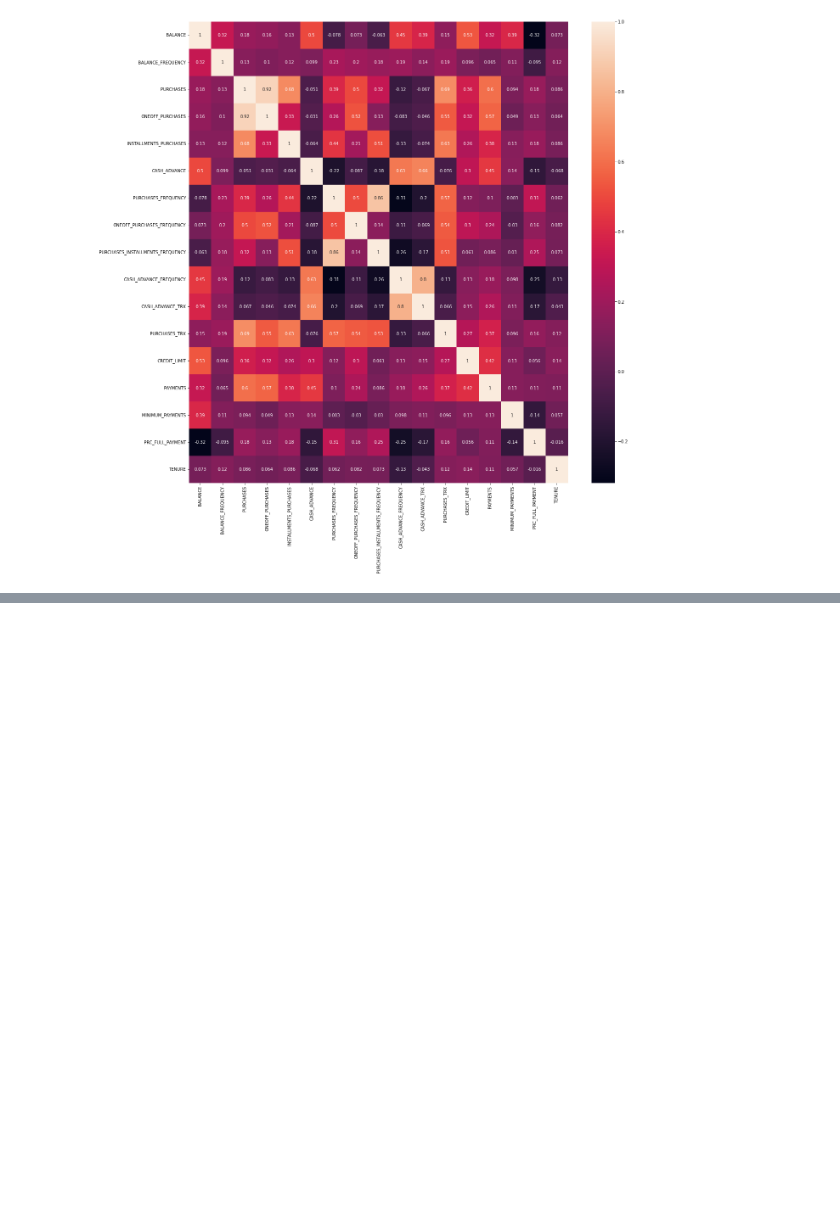
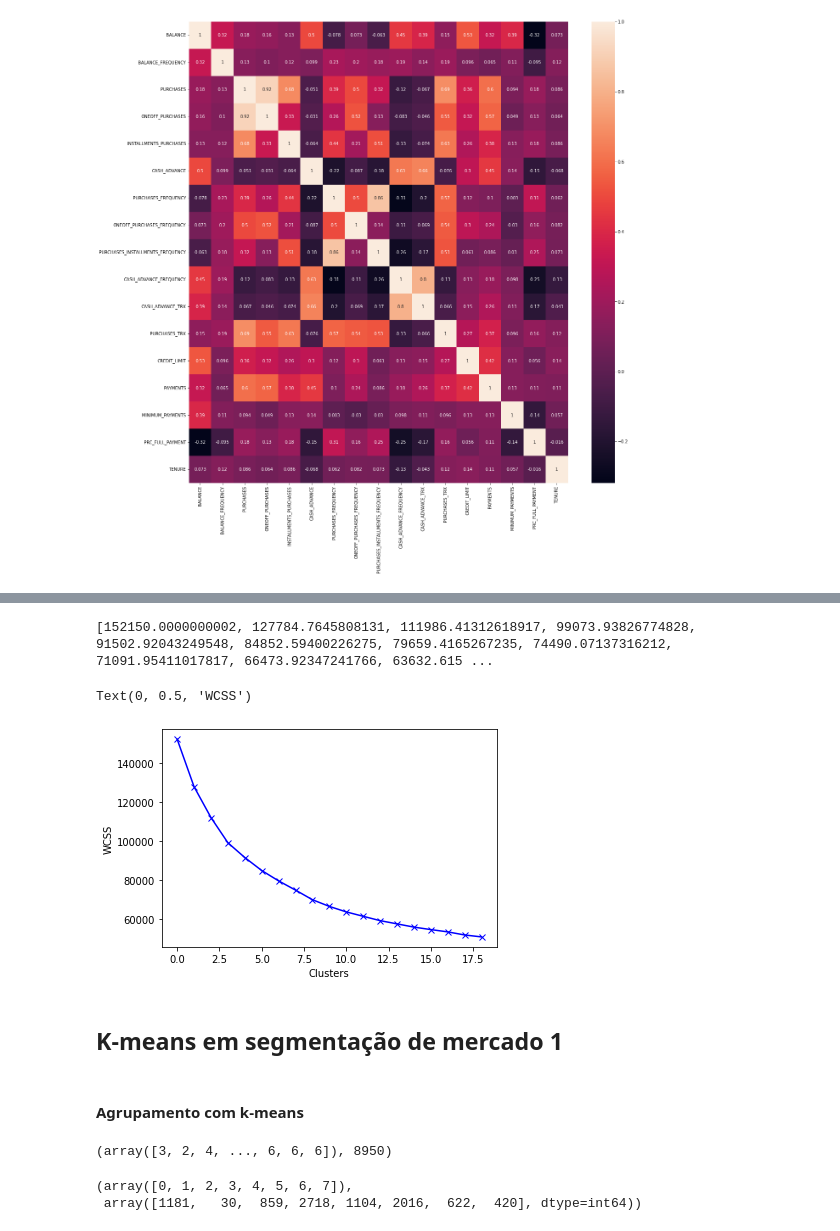
Before and after one commit to Danielnetsp/Dpt_Mkt_Kmeans, a Jupyter notebook: Projeto_Departamento_de_Marketing.ipynb, the cells around one changed output, grey strips where cells are left out. Drawn from its saved outputs; the diff is of its cells as text; code cells hidden in the pictures; blank space fills up the shorter version.

```diff
--- a/Projeto_Departamento_de_Marketing.ipynb
+++ b/Projeto_Departamento_de_Marketing.ipynb
@@ -225,0 +274,30 @@ sns.heatmap(correlations, annot= True); # annot True para visualizar os valores
+# %%
+#criar o algoritmo k-means, fazer o agrupamento, em seguida obter o valor de wcss
+# Teste para determinar o WCSS , teste com 20 grupos(clusters), para determinar qual o WCSS ideal
+
+# criando uma lista vazia
+wcss_1 = []
+# variável com range de 1 a 20
+range_values = range(1,20)
+
+for i in range_values: #percorrer essa variável
+    kmeans = KMeans(n_clusters=i) # criar um objeto do k-means com o parâmetro número de cluster
+    kmeans.fit(creditcard_df_scaled) # gerando o grupo pelo método fit
+    wcss_1.append (kmeans.inertia_)# acessar a variável wcss, adicionando o valor de wcss que está dentro do parâmetro inertia
+# %%
+print(wcss_1)
+# %% [output]
+[152150.0000000002, 127784.7645808131, 111986.41312618917, 99073.93826774828, 91502.92043249548, 84852.59400226275, 79659.4165267235, 74490.07137316212, 71091.95411017817, 66473.92347241766, 63632.615 ...
+# %%
+# Para tomarmos a decisão de qual o WCSS ideal , gerar gráfico
+plt.plot(wcss_1, 'bx-') # bx para indicar os pontos
+plt.xlabel('Clusters')
+plt.ylabel('WCSS')
+# em torno de 7 a 9 seria o número de clusters ideal
+# %% [output]
+Text(0, 0.5, 'WCSS')
+[figure, added]
+# %% [markdown]
+## K-means em segmentação de mercado 1
+# %% [markdown]
+#### Agrupamento com k-means
@@ -225,0 +310,11 @@ sns.heatmap(correlations, annot= True); # annot True para visualizar os valores
+# %%
+# vizualiando a que grupo cada cliente pertence
+labels, len(labels)
+# %% [output]
+(array([3, 2, 4, ..., 6, 6, 6]), 8950)
+# %%
+# Checando a quantidade de clientes por grupo
+np.unique(labels, return_counts=True)
+# %% [output]
+(array([0, 1, 2, 3, 4, 5, 6, 7]),
+ array([1181,   30,  859, 2718, 1104, 2016,  622,  420], dtype=int64))
```
Also changed, not shown: parts of 16 cells of this notebook.
